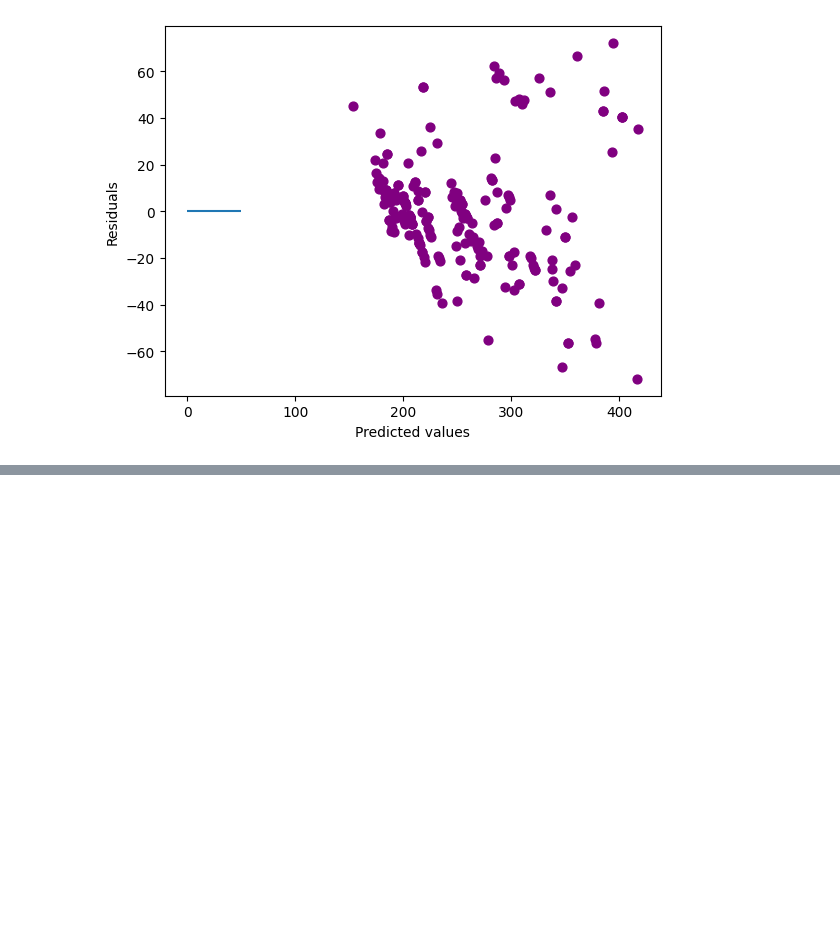
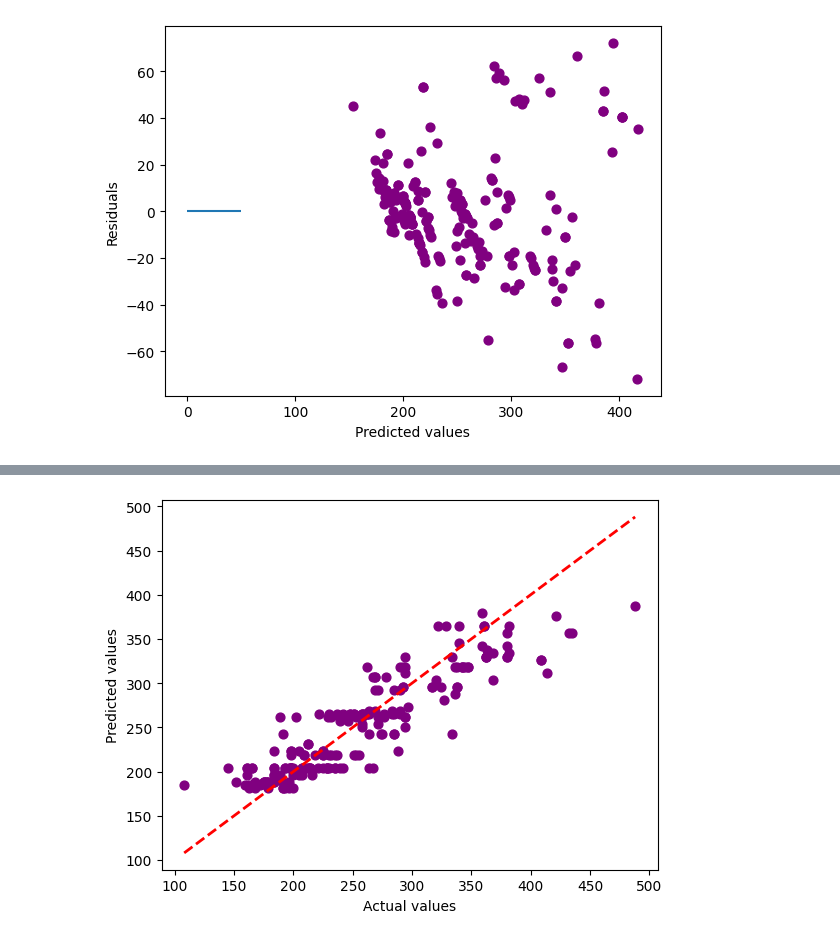
Before and after one commit to VAL-Jerono/Fuel_Linear_Model, a Jupyter notebook: Fuel.ipynb, the cells around one changed output, grey strips where cells are left out. Cells and saved outputs as stored; diff of their text form; code cells hidden in the pictures; blank space fills up the shorter version.

```diff
--- a/Fuel.ipynb
+++ b/Fuel.ipynb
@@ -204,0 +250,9 @@ Notes:
+# %%
+# Plot actual vs predicted with line y=x
+plt.scatter(test_y, test_y_pred, color='purple', s=40)
+plt.plot([test_y.min(), test_y.max()], [test_y.min(), test_y.max()], color='red', lw=2, linestyle='--', label='Best Fit')
+plt.xlabel('Actual values')
+plt.ylabel('Predicted values')
+plt.show()
+# %% [output]
+[figure, added]
```
Also changed, not shown: parts of 19 cells of this notebook.
